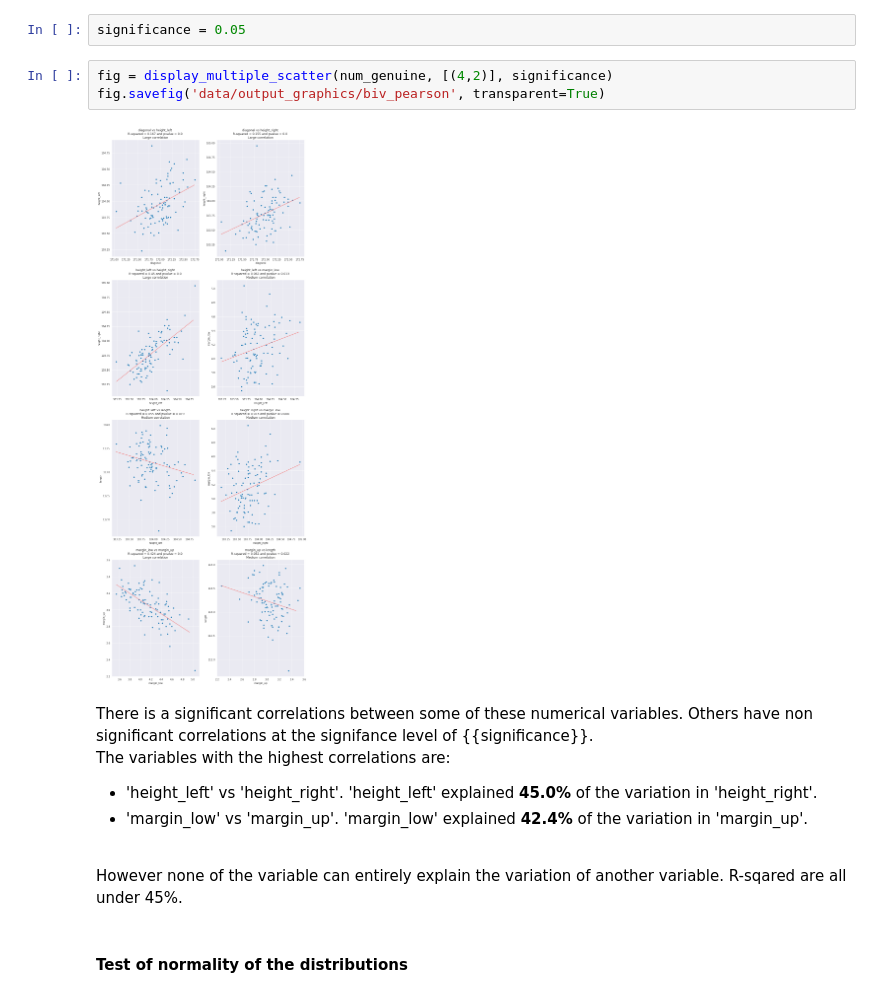
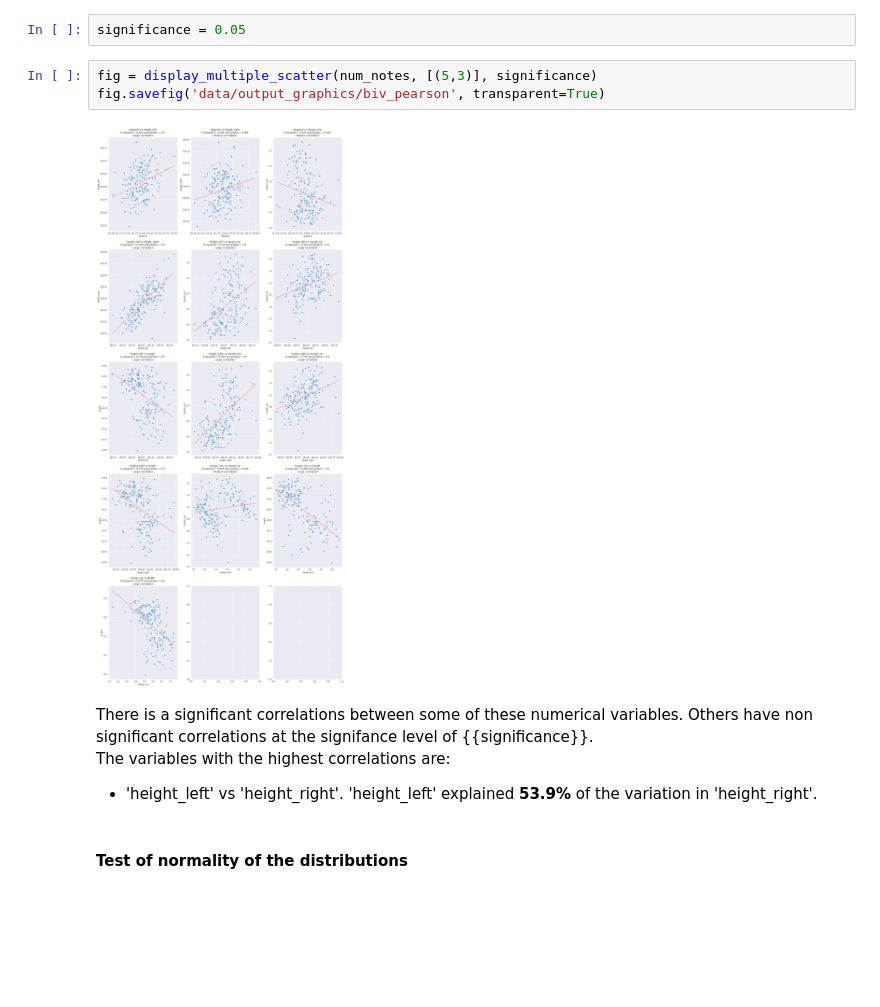
Before and after one commit to Michael-Orange/algorithm_banknotes, a Jupyter notebook: P6.ipynb, the cells around one changed output. Drawn from its saved outputs; the diff is of its cells as text; blank space fills up the shorter version.

```diff
--- a/P6.ipynb
+++ b/P6.ipynb
@@ -197,18 +181,14 @@ Bivariate Analysis - Hypothesis:
 # %%
 significance = 0.05
 # %%
-fig = display_multiple_scatter(num_genuine, [(4,2)], significance)
+fig = display_multiple_scatter(num_notes, [(5,3)], significance)
 fig.savefig('data/output_graphics/biv_pearson', transparent=True)
 # %% [output]
-[figure, old version]
+[figure, new version]
 # %% [markdown]
 There is a significant correlations between some of these numerical variables. Others have non significant correlations at the signifance level of {{significance}}.
 <br>The variables with the highest correlations are:
-- 'height_left' vs 'height_right'. 'height_left' explained **45.0%** of the variation in 'height_right'.
-- 'margin_low' vs 'margin_up'. 'margin_low' explained **42.4%** of the variation in 'margin_up'.
-
-
-<br>However none of the variable can entirely explain the variation of another variable. R-sqared are all under 45%.
+- 'height_left' vs 'height_right'. 'height_left' explained **53.9%** of the variation in 'height_right'.
 # %% [markdown]
 <h4>Test of normality of the distributions</h4><a id='normal'></a>
 # %% [markdown]
```
Also changed, not shown: parts of 84 cells of this notebook.
